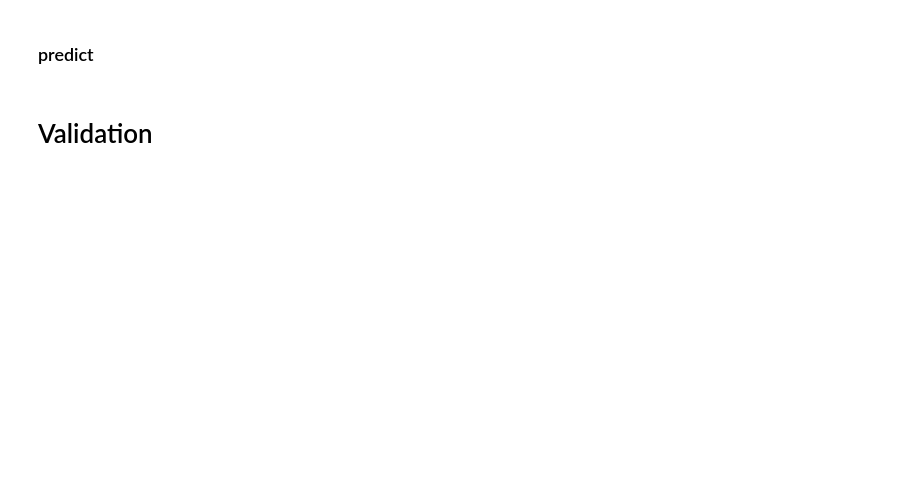
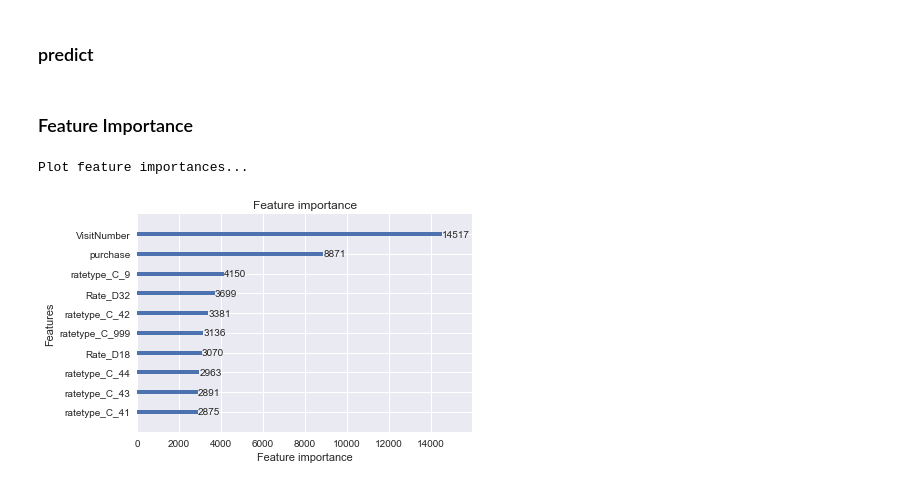
Before and after one commit to YounginLEE/DSS7_Team3, a Jupyter notebook: Main/Team3_it.ipynb, the cells around one changed output. Cells and saved outputs as stored; diff of their text form; code cells hidden in the pictures; blank space fills up the shorter version.

```diff
--- a/Main/Team3_it.ipynb
+++ b/Main/Team3_it.ipynb
@@ -534,24 +531,28 @@ X.drop(1099, inplace=True)
 # %% [markdown]
 ### Oversampling - miniority data
-# %%
-from imblearn.over_sampling import *
-
-y = X['TripType']
-X.drop('TripType', axis=1, inplace=True)
-
-X, y = SMOTE(random_state=0, k_neighbors=2, ratio='minority', n_jobs=-1).fit_sample(X, y)
 # %%
+#from imblearn.over_sampling import *
+
+#X, y = SMOTE(random_state=0, k_neighbors=2, ratio='minority', n_jobs=-1).fit_sample(X, y)
+
 from sklearn.preprocessing import LabelEncoder
 le = LabelEncoder()
 label = le.fit_transform(y)
 
 from sklearn.model_selection import train_test_split
 
-X_train, X_test = train_test_split(X, test_size = .25, random_state=0)
-y_train, y_test = train_test_split(label, test_size = .25, random_state=0)
+X_train, self_test_x = train_test_split(X, test_size = .2, random_state=0)
+y_train, self_test_y = train_test_split(label, test_size = .2, random_state=0)
+
+
+X_train, X_test = train_test_split(X_train, test_size = .25, random_state=0)
+y_train, y_test = train_test_split(y_train, test_size = .25, random_state=0)
 
 train_data = lgb.Dataset(X_train, label=y_train)
+
 test_data = lgb.Dataset(X_test, label=y_test)
+
+self_test_data = lgb.Dataset(self_test_x, label=self_test_y)
 # %% [markdown]
 ### parameter
 # %%
@@ -574,5 +620,13 @@ ans = pd.DataFrame(ypred, columns=list(map(lambda x: 'TripType_{}'.format(x), le
 ans = pd.concat([t_visit, ans], axis=1)
 
 ans.to_csv('Data/ans.csv', index=False)
-# %% [markdown]
-# Validation
+# %% [markdown]
+### Feature Importance
+# %%
+%matplotlib inline
+print('Plot feature importances...')
+ax = lgb.plot_importance(bst, max_num_features=10)
+plt.show()
+# %% [output]
+Plot feature importances...
+[figure, added]
```
Also changed, not shown: parts of 10 cells of this notebook.
